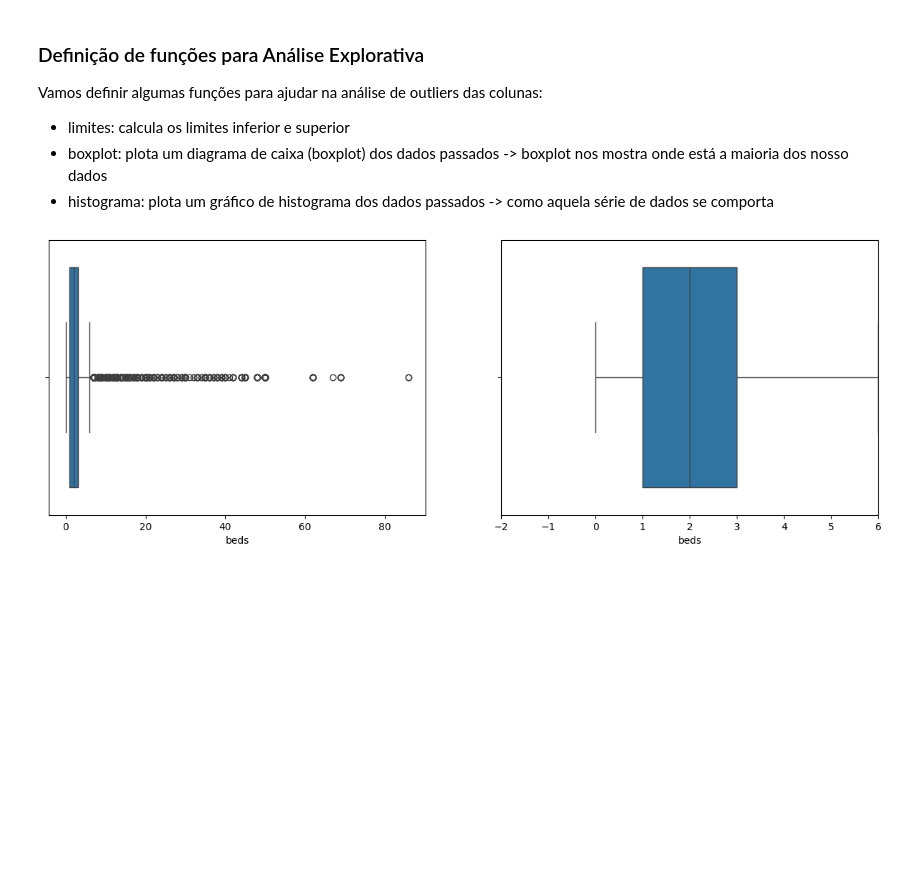
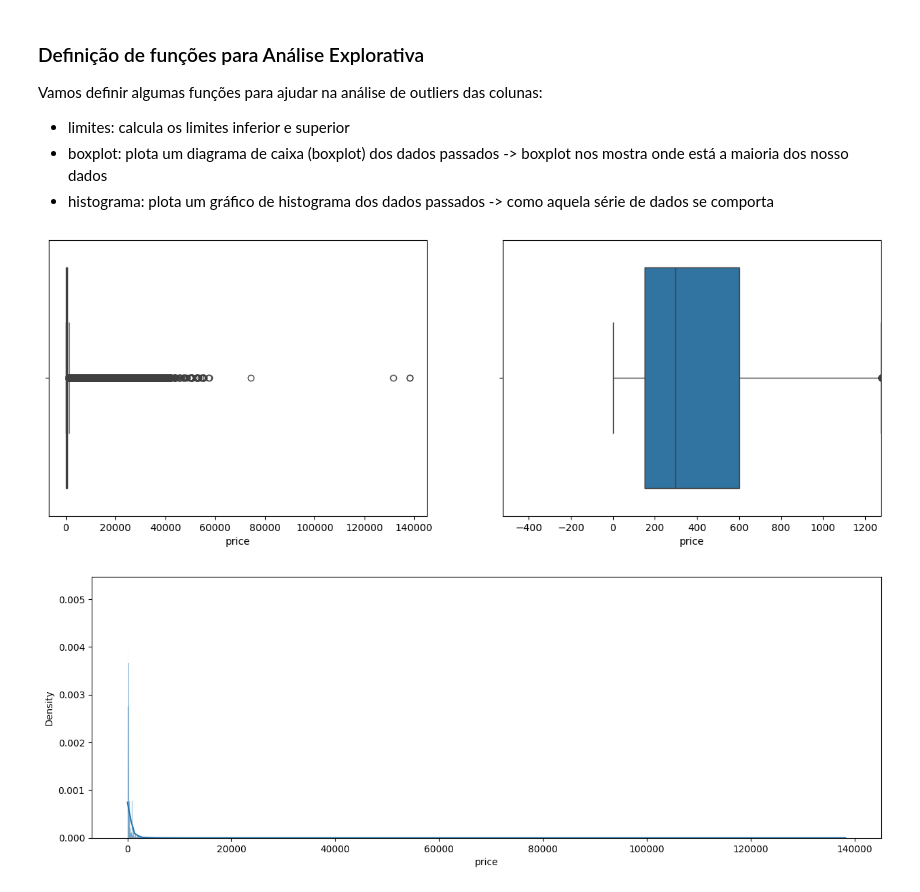
Before and after one commit to Giodzz/Data-Science-Project, a Jupyter notebook: main.ipynb, the cells around one changed output. Cells and saved outputs as stored; diff of their text form; code cells hidden in the pictures; blank space fills up the shorter version.

Commit message:
função de plotar histograma

```diff
--- a/main.ipynb
+++ b/main.ipynb
@@ -289,7 +289,15 @@ def boxplot(coluna):
     sns.boxplot(x=coluna, ax=ax1)
     ax2.set_xlim(limites(coluna))
     sns.boxplot(x=coluna, ax=ax2)
+
+
+# função para plotar histograma
+def histograma(coluna):
+    plt.figure(figsize=(15, 5))
+    sns.histplot(coluna, kde=True, stat='density')
-# %%
-boxplot(base_airbnb['beds'])
-# %% [output]
-[figure, removed]
+# %%
+boxplot(base_airbnb['price'])
+histograma(base_airbnb['price'])
+# %% [output]
+[figure, added]
+[figure, added]
```
